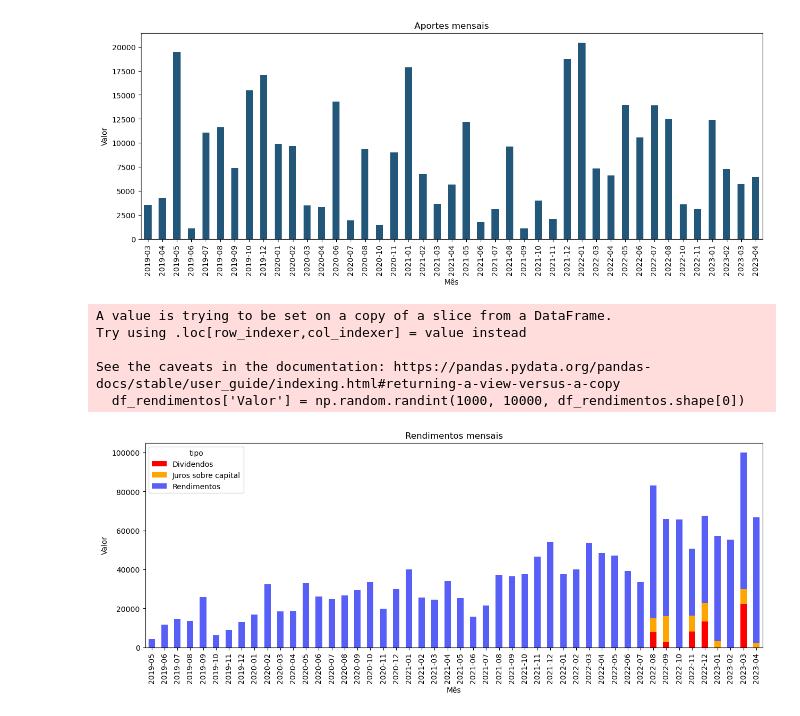
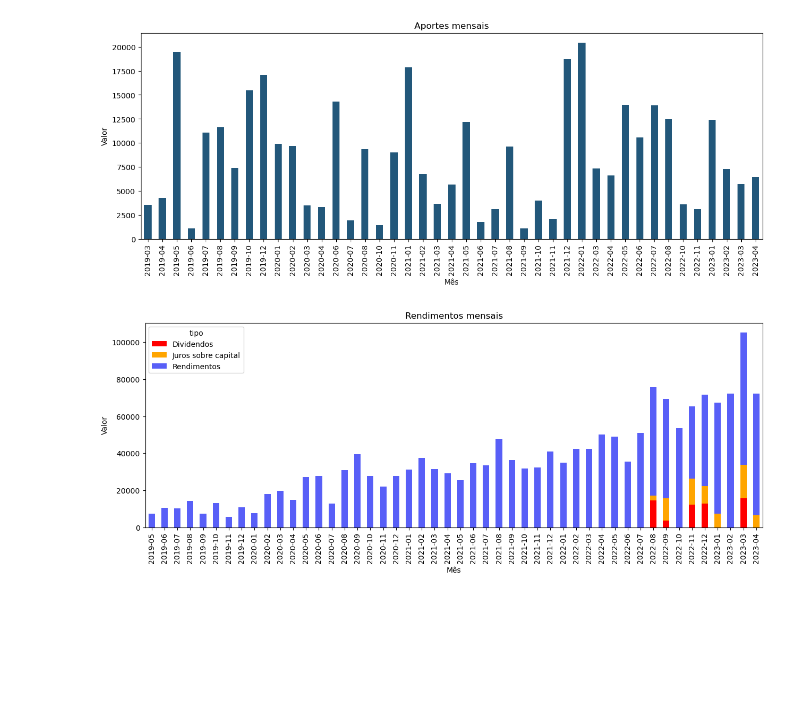
Before and after one commit to GuilherLRO/finance-tools, a Jupyter notebook: investiments_transactions_extract/extratos.ipynb, the cells around one changed output. Saved outputs shown, nothing was run; the diff lists cells and outputs as text; code cells hidden in the pictures; blank space fills up the shorter version.

```diff
--- a/investiments_transactions_extract/extratos.ipynb
+++ b/investiments_transactions_extract/extratos.ipynb
@@ -139,20 +139,15 @@ See the caveats in the documentation: https://pandas.pydata.org/pandas-docs/stab
   df_aportes['Valor'] = np.random.randint(1000, 10000, df_aportes.shape[0])
 [figure]
 # %%
-df_rendimentos = df[(df['tipo'].isin(['Rendimentos', 'Juros sobre capital', 'Dividendos'])) & (df['in/out'] == 'in')]
+df_rendimentos = df[(df['tipo'].isin(['Rendimentos', 'Juros sobre capital', 'Dividendos'])) & (df['in/out'] == 'in')].copy()
 # randomize data on order to share in social media. Comment next line to get the real data
 df_rendimentos['Valor'] = np.random.randint(1000, 10000, df_rendimentos.shape[0])
 df_rendimentos_month_tipo = df_rendimentos.groupby([df_rendimentos['Liquidação'].dt.strftime('%Y-%m'), 'tipo'])['Valor'].sum()
 df_rendimentos_month_tipo.unstack().plot(kind='bar', figsize=(15, 5),stacked=True, color= ['red', 'orange', '#585ff7'])
 #hide y axis
 plt.title('Rendimentos mensais')
 plt.xlabel('Mês')
 plt.ylabel('Valor')
 plt.show()
 # %% [output]
-A value is trying to be set on a copy of a slice from a DataFrame.
-Try using .loc[row_indexer,col_indexer] = value instead
-
-See the caveats in the documentation: https://pandas.pydata.org/pandas-docs/stable/user_guide/indexing.html#returning-a-view-versus-a-copy
-  df_rendimentos['Valor'] = np.random.randint(1000, 10000, df_rendimentos.shape[0])
-[figure, old version]
+[figure, new version]
```
